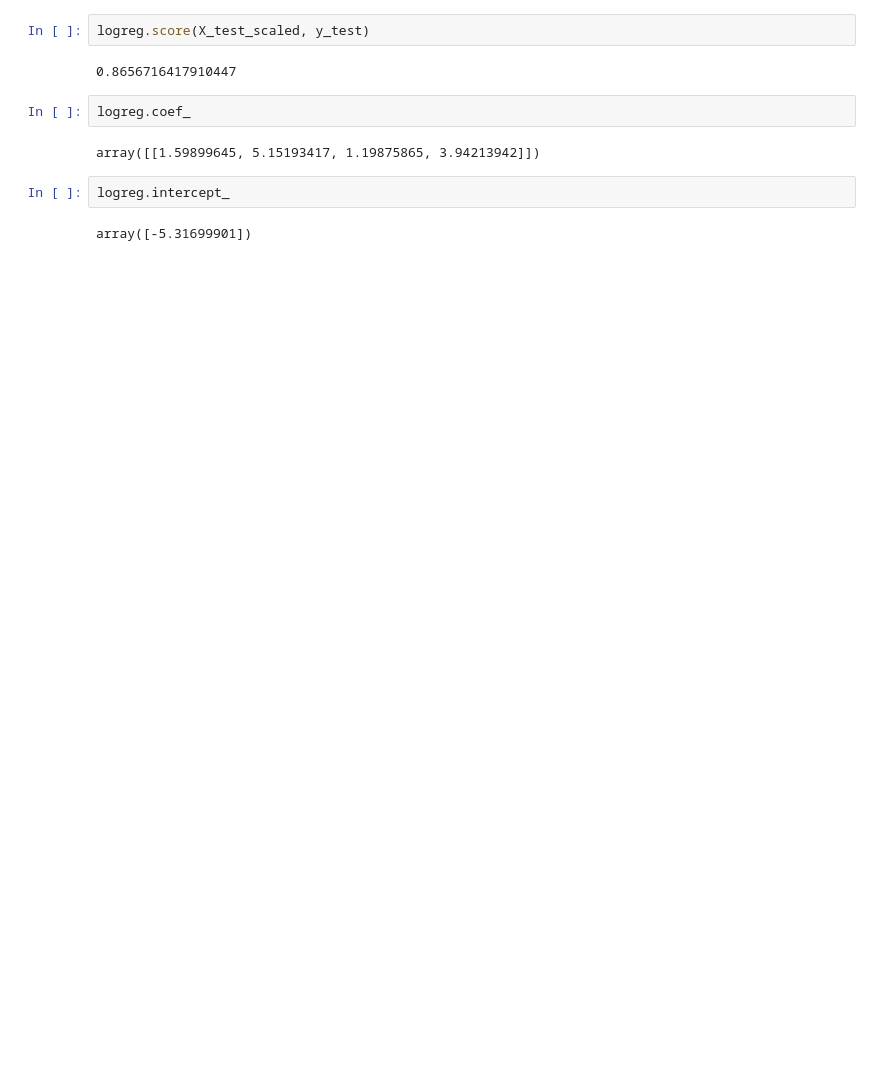
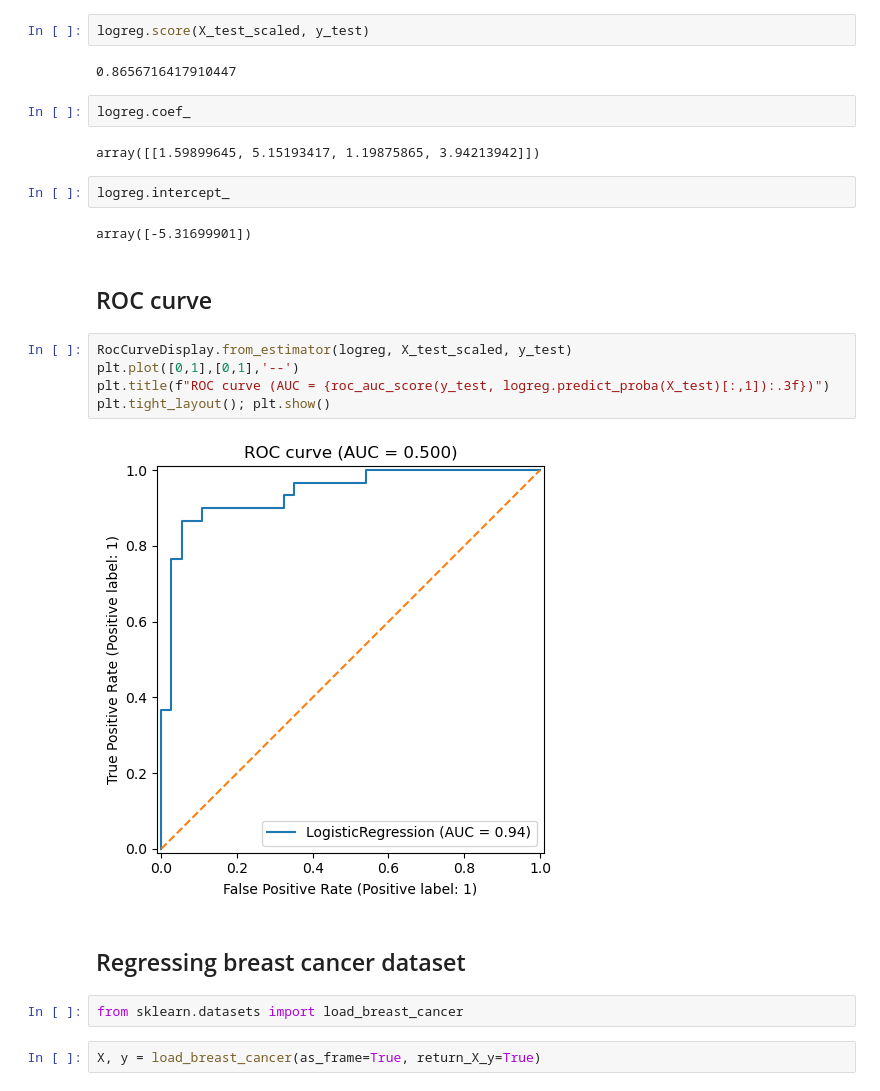
Before and after one commit to TebasMartinez/Ironhack-Data-Analytics-Bootcamp-2025, a Jupyter notebook: Week 12 - Machine Learning/penguins.ipynb, the cells around one changed output. Drawn from its saved outputs; the diff is of its cells as text; blank space fills up the shorter version.

```diff
--- a/Week 12 - Machine Learning/penguins.ipynb
+++ b/Week 12 - Machine Learning/penguins.ipynb
@@ -93,3 +96,18 @@ array([[1.59899645, 5.15193417, 1.19875865, 3.94213942]])
 logreg.intercept_
 # %% [output]
 array([-5.31699901])
+# %% [markdown]
+## ROC curve
+# %%
+RocCurveDisplay.from_estimator(logreg, X_test_scaled, y_test)
+plt.plot([0,1],[0,1],'--')
+plt.title(f"ROC curve (AUC = {roc_auc_score(y_test, logreg.predict_proba(X_test)[:,1]):.3f})")
+plt.tight_layout(); plt.show()
+# %% [output]
+[figure, added]
+# %% [markdown]
+## Regressing breast cancer dataset
+# %%
+from sklearn.datasets import load_breast_cancer
+# %%
+X, y = load_breast_cancer(as_frame=True, return_X_y=True)
```
Also changed, not shown: parts of 7 cells of this notebook, 5 other files.
